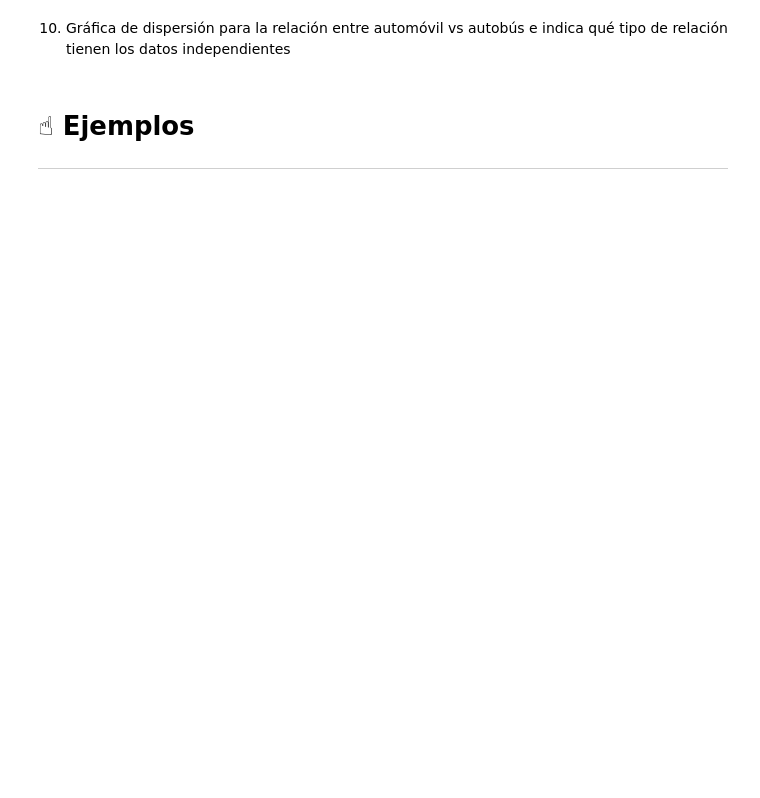
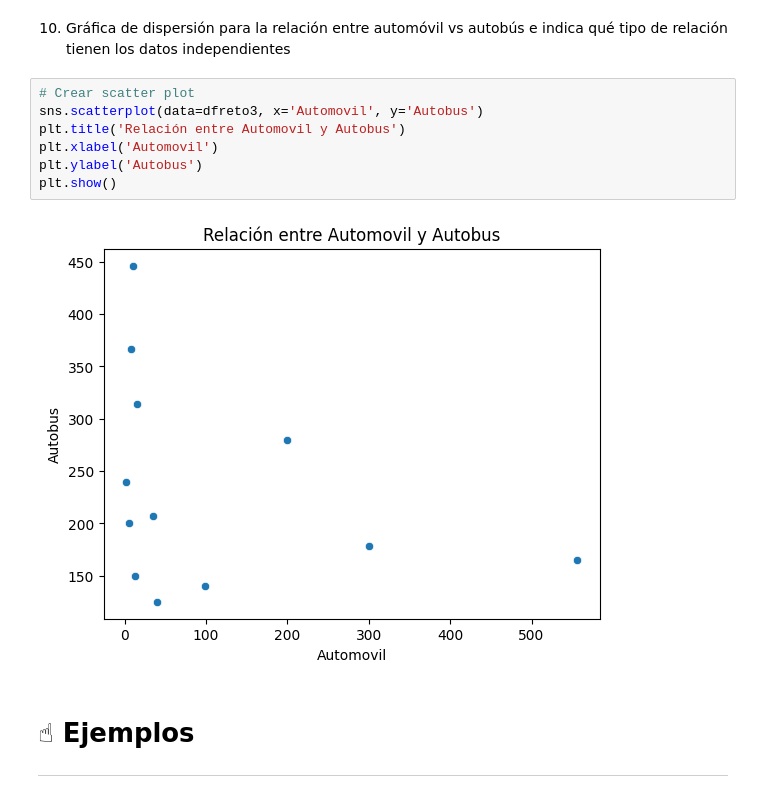
Before and after one commit to jcml002/12Reto, a Jupyter notebook: Reto12.ipynb, the cells around one changed output. Cells and saved outputs as stored; diff of their text form; blank space fills up the shorter version.

```diff
--- a/Reto12.ipynb
+++ b/Reto12.ipynb
@@ -211,5 +219,14 @@ plt.show()
 # %% [markdown]
 10. Gráfica de dispersión para la relación entre automóvil vs autobús e indica qué tipo de relación tienen los datos independientes
+# %%
+# Crear scatter plot
+sns.scatterplot(data=dfreto3, x='Automovil', y='Autobus')
+plt.title('Relación entre Automovil y Autobus')
+plt.xlabel('Automovil')
+plt.ylabel('Autobus')
+plt.show()
+# %% [output]
+[figure, added]
 # %% [markdown]
 # ☝ Ejemplos
 
```
Also changed, not shown: parts of 7 cells of this notebook.
